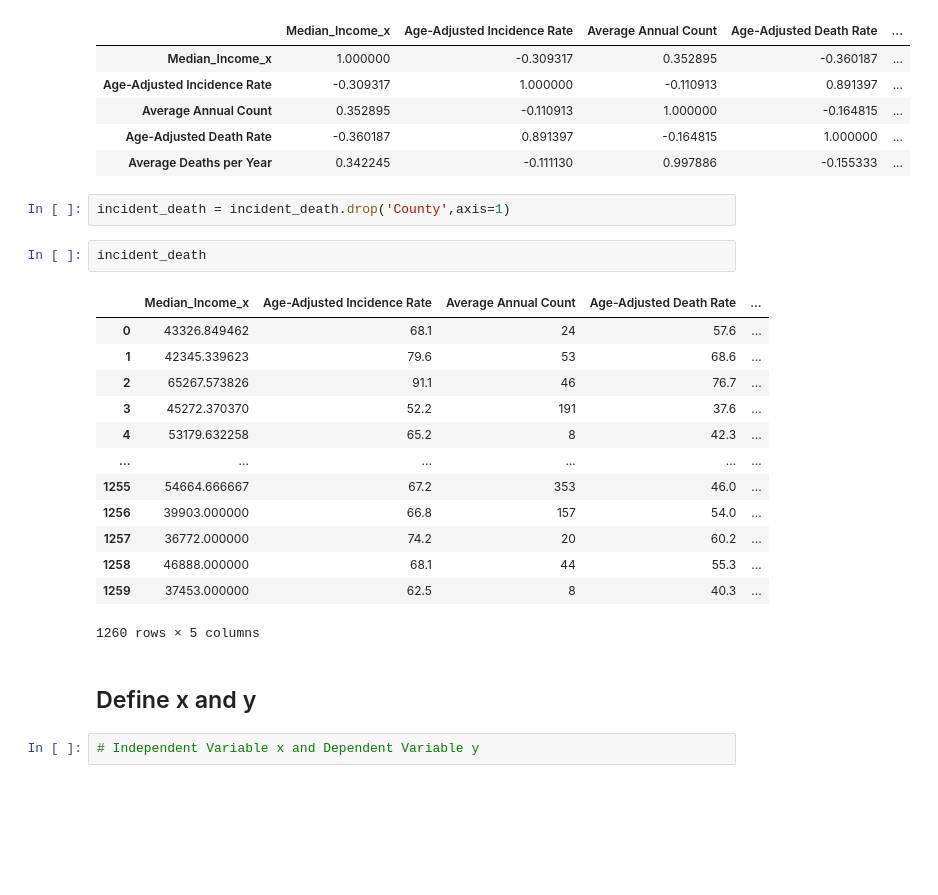
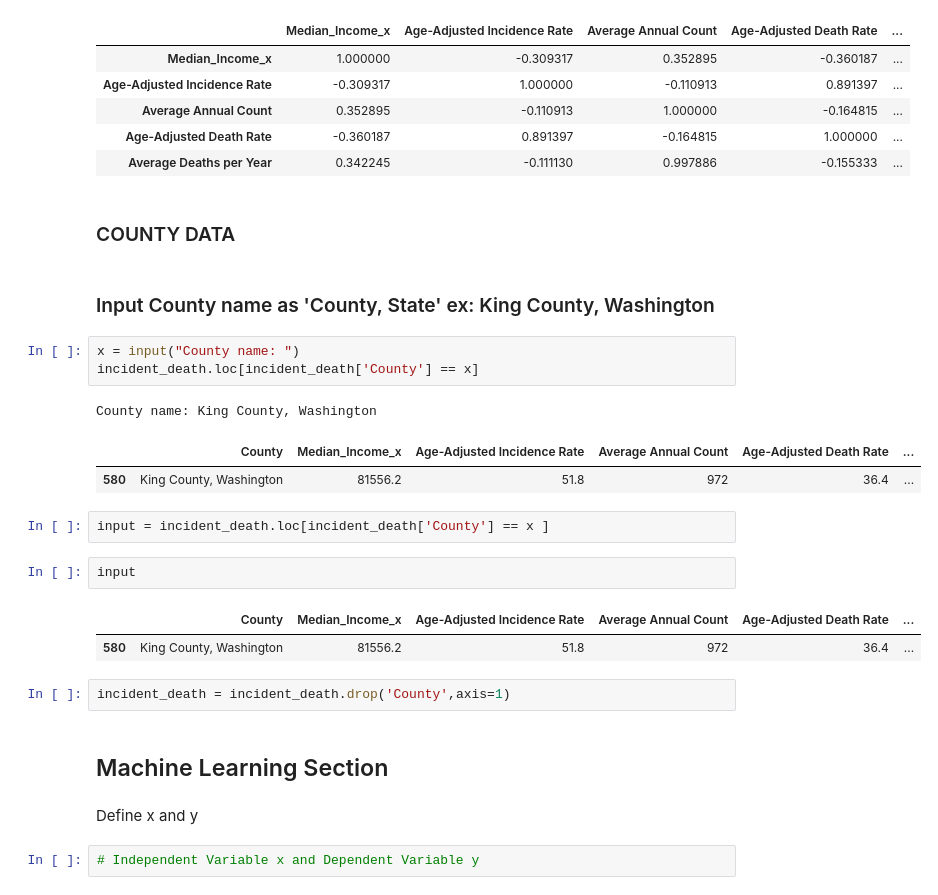
Before and after one commit to patriciawetherby/jupyter-notebook-CancerAnalysis, a Jupyter notebook: CancerRateAnalysis.ipynb, the cells around one changed output. Cells and saved outputs as stored; diff of their text form; blank space fills up the shorter version.

```diff
--- a/CancerRateAnalysis.ipynb
+++ b/CancerRateAnalysis.ipynb
@@ -85,26 +78,30 @@ incident_death.corr()
 | Average Annual Count | 0.352895 | -0.110913 | 1.000000 | -0.164815 | ... |
 | Age-Adjusted Death Rate | -0.360187 | 0.891397 | -0.164815 | 1.000000 | ... |
 | Average Deaths per Year | 0.342245 | -0.111130 | 0.997886 | -0.155333 | ... |
+# %% [markdown]
+### COUNTY DATA
+# %% [markdown]
+### Input County name as 'County, State' ex: King County, Washington
+# %%
+x = input("County name: ")
+incident_death.loc[incident_death['County'] == x]
+# %% [output]
+County name: King County, Washington
+|  | County | Median_Income_x | Age-Adjusted Incidence Rate | Average Annual Count | Age-Adjusted Death Rate | ... |
+| 580 | King County, Washington | 81556.2 | 51.8 | 972 | 36.4 | ... |
+# %%
+input = incident_death.loc[incident_death['County'] == x ]
+# %%
+input
+# %% [output]
+|  | County | Median_Income_x | Age-Adjusted Incidence Rate | Average Annual Count | Age-Adjusted Death Rate | ... |
+| 580 | King County, Washington | 81556.2 | 51.8 | 972 | 36.4 | ... |
 # %%
 incident_death = incident_death.drop('County',axis=1)
-# %%
-incident_death
-# %% [output]
-|  | Median_Income_x | Age-Adjusted Incidence Rate | Average Annual Count | Age-Adjusted Death Rate | ... |
-| 0 | 43326.849462 | 68.1 | 24 | 57.6 | ... |
-| 1 | 42345.339623 | 79.6 | 53 | 68.6 | ... |
-| 2 | 65267.573826 | 91.1 | 46 | 76.7 | ... |
-| 3 | 45272.370370 | 52.2 | 191 | 37.6 | ... |
-| 4 | 53179.632258 | 65.2 | 8 | 42.3 | ... |
-| ... | ... | ... | ... | ... | ... |
-| 1255 | 54664.666667 | 67.2 | 353 | 46.0 | ... |
-| 1256 | 39903.000000 | 66.8 | 157 | 54.0 | ... |
-| 1257 | 36772.000000 | 74.2 | 20 | 60.2 | ... |
-| 1258 | 46888.000000 | 68.1 | 44 | 55.3 | ... |
-| 1259 | 37453.000000 | 62.5 | 8 | 40.3 | ... |
-1260 rows × 5 columns
+# %% [markdown]
+## Machine Learning Section
 # %% [markdown]
-## Define x and y
+Define x and y
 # %%
 # Independent Variable x and Dependent Variable y
 # %%
```
Also changed, not shown: parts of 32 cells of this notebook.
